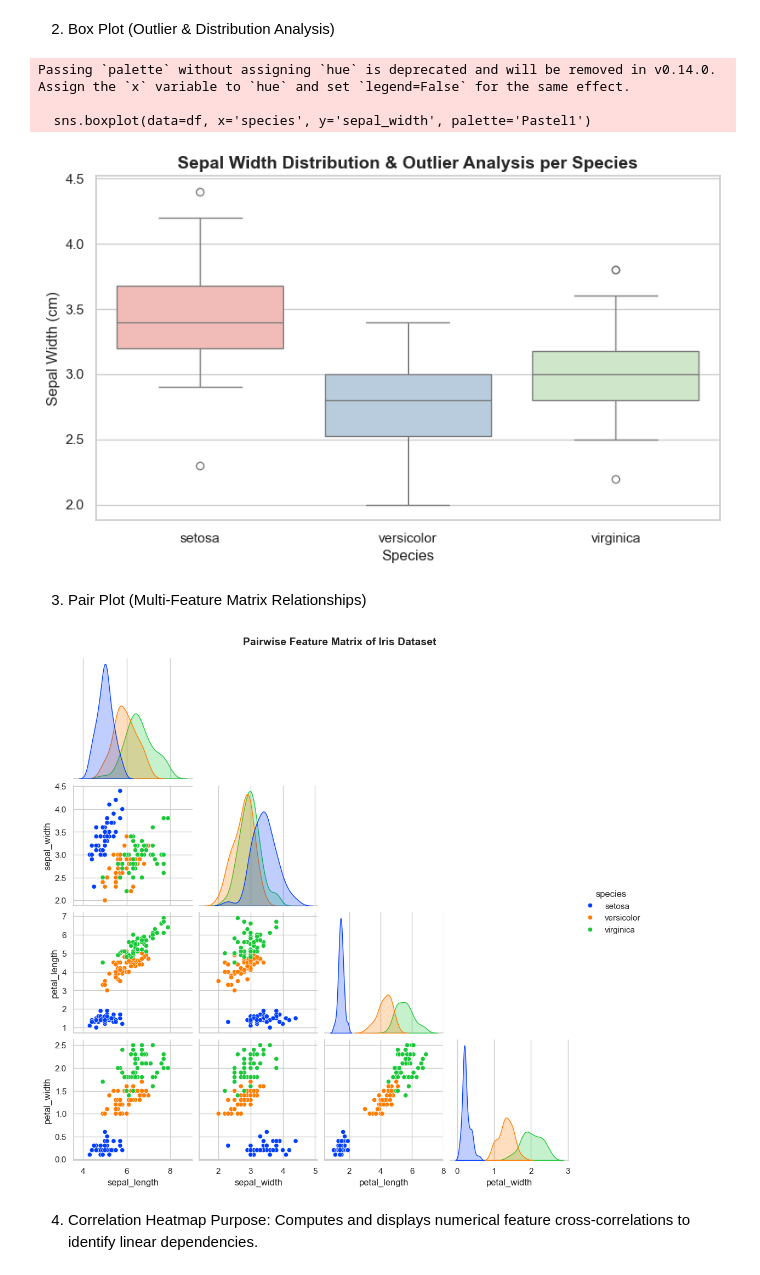
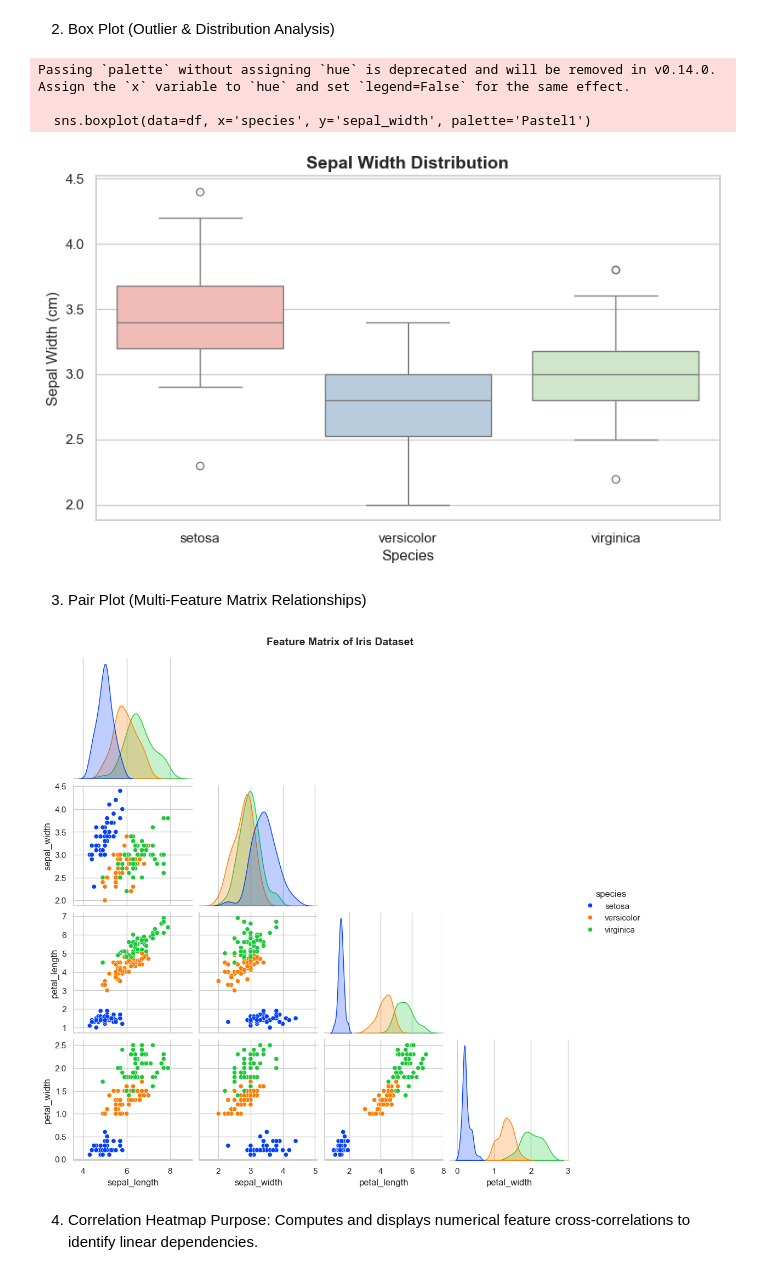
Before and after one commit to Pratikshaasingh/Linkific-Tasks, a Jupyter notebook: Day6/visualization_practice.ipynb, the cells around one changed output. Saved outputs shown, nothing was run; the diff lists cells and outputs as text; code cells hidden in the pictures.

Commit message:
Day 6: Complete data visualization task with Matplotlib and Seaborn

```diff
--- a/Day6/visualization_practice.ipynb
+++ b/Day6/visualization_practice.ipynb
@@ -84,26 +83,26 @@ plt.show()
 # %%
 plt.figure(figsize=(9, 5))
 sns.boxplot(data=df, x='species', y='sepal_width', palette='Pastel1')
 
-plt.title('Sepal Width Distribution & Outlier Analysis per Species', fontsize=14, fontweight='bold')
+plt.title('Sepal Width Distribution', fontsize=14, fontweight='bold')
 plt.xlabel('Species', fontsize=12)
 plt.ylabel('Sepal Width (cm)', fontsize=12)
 plt.savefig('boxplot.png', dpi=300, bbox_inches='tight')
 plt.show()
 # %% [output]
 Passing `palette` without assigning `hue` is deprecated and will be removed in v0.14.0. Assign the `x` variable to `hue` and set `legend=False` for the same effect.
 
   sns.boxplot(data=df, x='species', y='sepal_width', palette='Pastel1')
-[figure, old version]
+[figure, new version]
 # %% [markdown]
 3. Pair Plot (Multi-Feature Matrix Relationships)
 # %%
 pairplot = sns.pairplot(df, hue='species', corner=True, palette='bright')
-pairplot.fig.suptitle('Pairwise Feature Matrix of Iris Dataset', y=1.02, fontsize=14, fontweight='bold')
+pairplot.fig.suptitle('Feature Matrix of Iris Dataset', y=1.02, fontsize=14, fontweight='bold')
 pairplot.savefig('pairplot.png', dpi=300, bbox_inches='tight')
 plt.show()
 # %% [output]
-[figure, old version]
+[figure, new version]
 # %% [markdown]
 4. Correlation Heatmap
 Purpose: Computes and displays numerical feature cross-correlations to identify linear dependencies.
```
Also changed, not shown: parts of 1 cell of this notebook, 10 other files.
